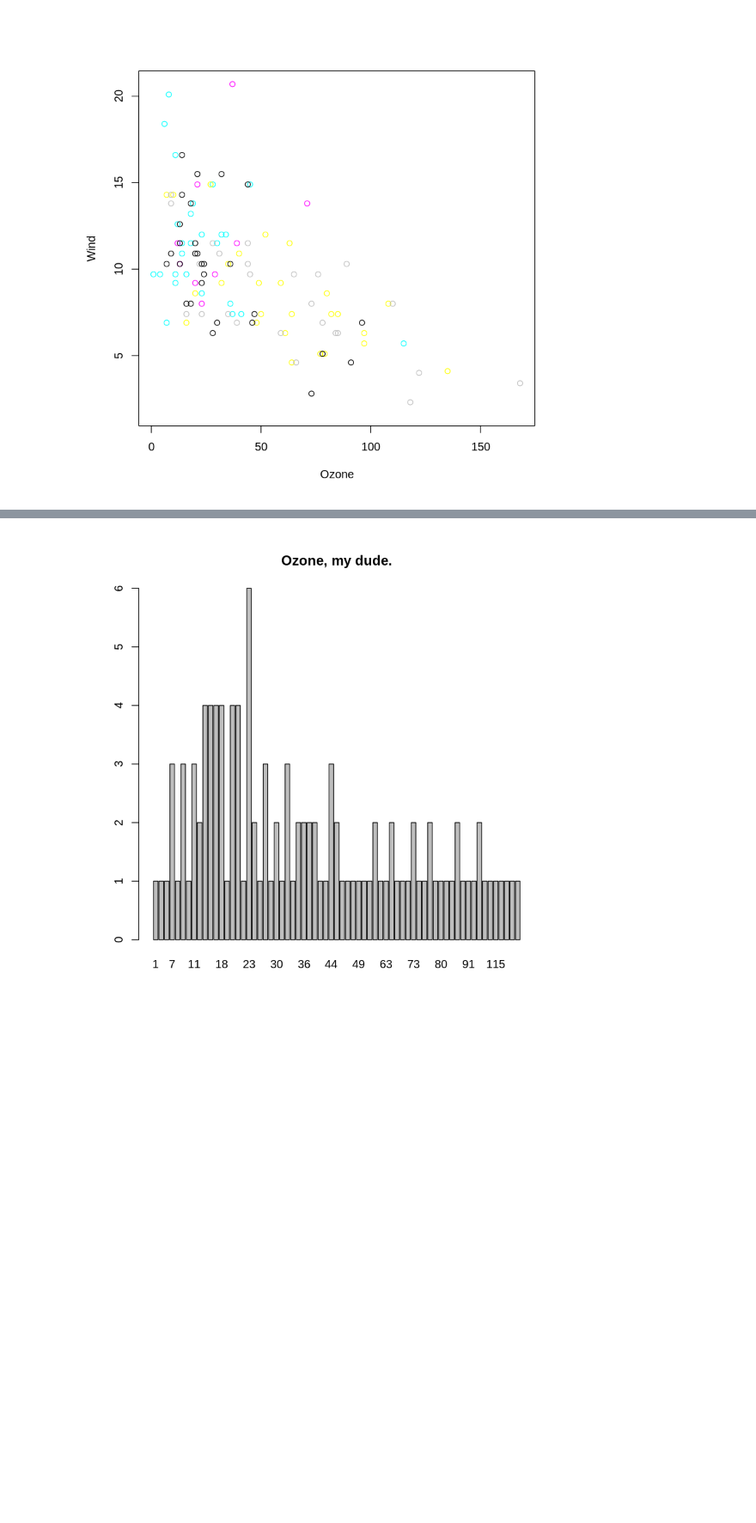
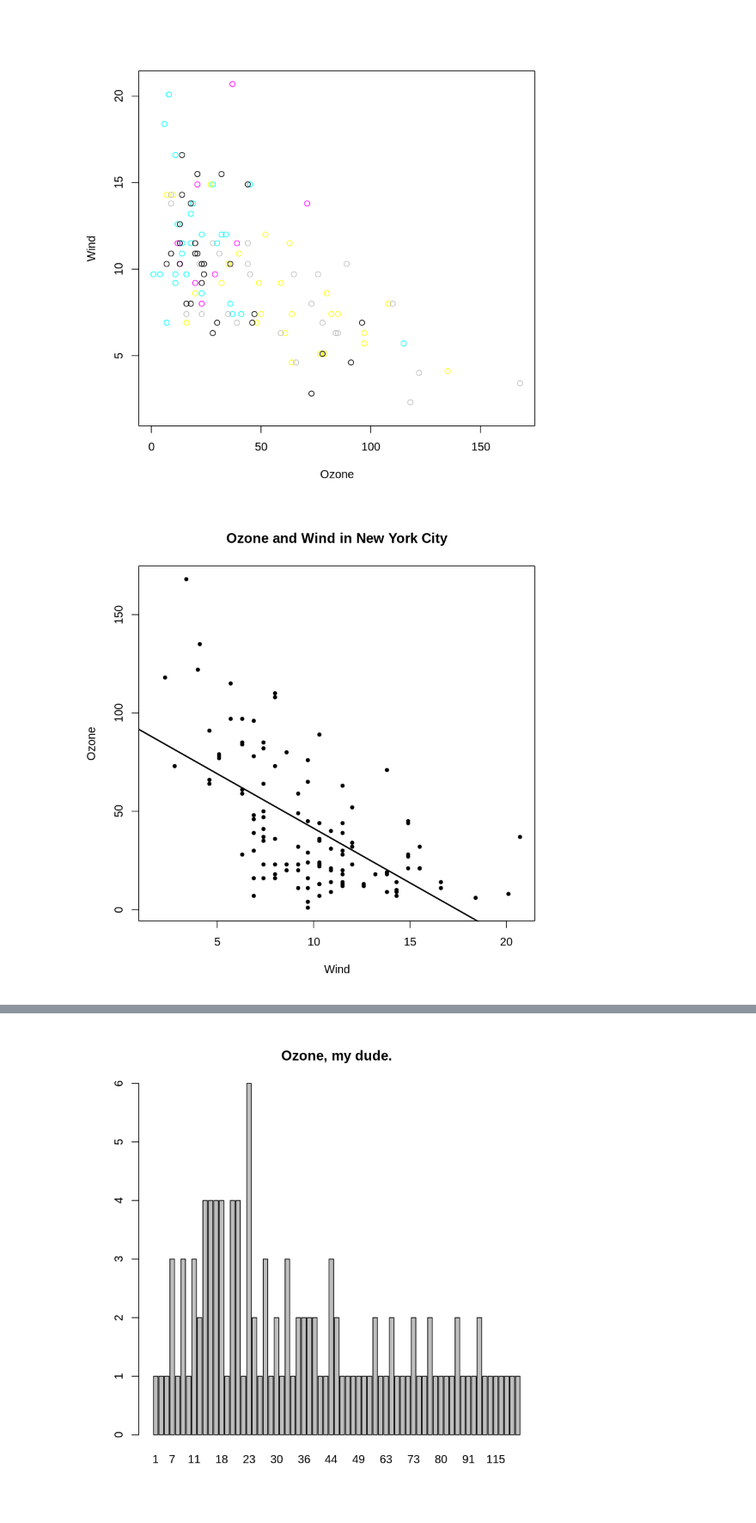
Before and after one commit to goyder/r-jupyter, a Jupyter notebook: data-exploration/Graphics.ipynb, the cells around one changed output, grey strips where cells are left out. Shown at 86% size. Saved outputs shown, nothing was run; the diff lists cells and outputs as text; code cells hidden in the pictures; blank space fills up the shorter version.

```diff
--- a/data-exploration/Graphics.ipynb
+++ b/data-exploration/Graphics.ipynb
@@ -35,3 +41,9 @@ rug(airquality$Ozone)
 with(airquality, plot(Ozone, Wind, col=Month))
 # %% [output]
 [figure]
+# %%
+with(airquality, plot(Wind, Ozone, main = "Ozone and Wind in New York City", pch = 20))
+model <- lm(Ozone ~ Wind, airquality)
+abline(model, lwd = 2)
+# %% [output]
+[figure, added]
```
Also changed, not shown: parts of 2 cells of this notebook, 3 other files.
